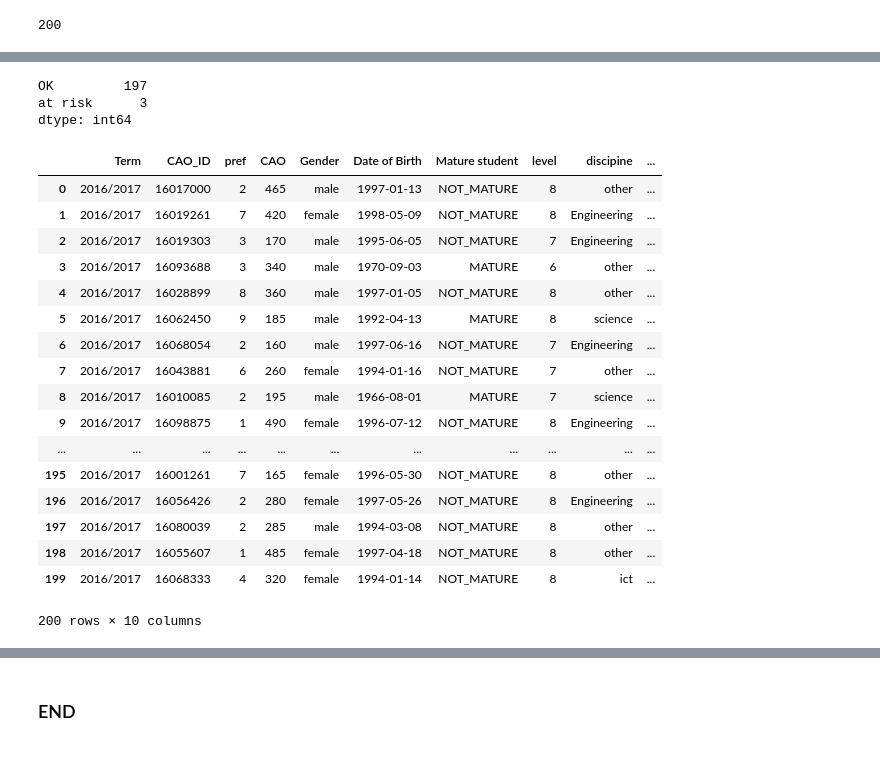
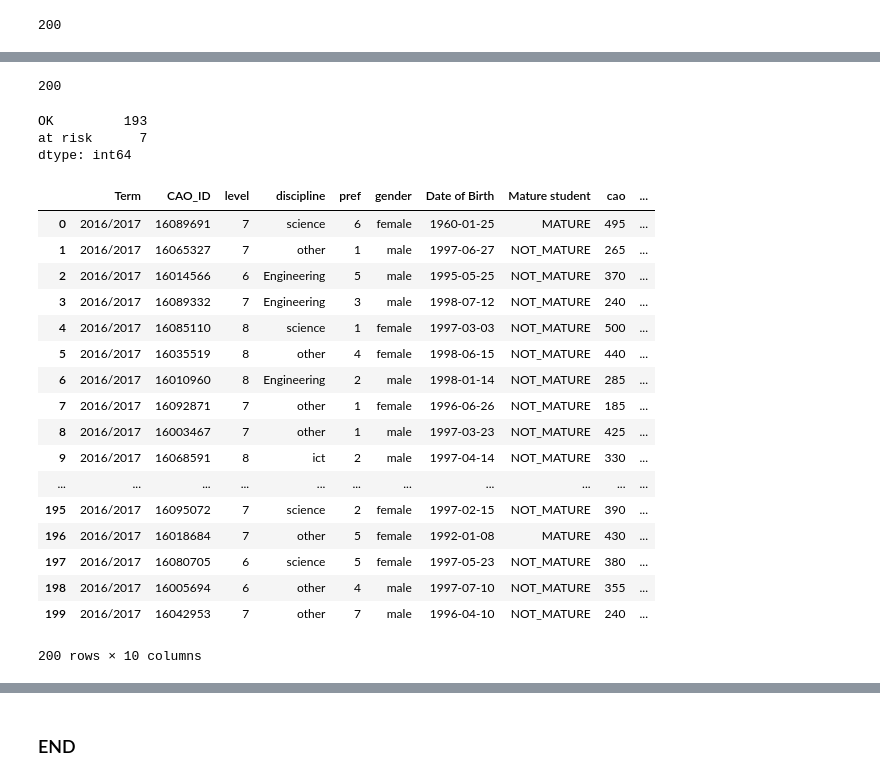
Before and after one commit to Hudsonsue/progproj, a Jupyter notebook: Project_Programming_Data_Analytics.ipynb, the cells around one changed output, grey strips where cells are left out. Drawn from its saved outputs; the diff is of its cells as text; code cells hidden in the pictures.

```diff
--- a/Project_Programming_Data_Analytics.ipynb
+++ b/Project_Programming_Data_Analytics.ipynb
@@ -171,51 +248,73 @@ df ["CAO"] = cao
+# %%
+# below I am selecting gender based on the published stats for GMIT entrants by field of study
+# for fields of study not split out I am returning the combined breakdown of all other disciplines
+def gender(row):
+    if row["discipline"]=="Engineering":
+        return np.random.choice (['male', 'female'], p =[0.95,0.05])
+    if row["discipline"]=="ict":
+        return np.random.choice (['male', 'female'], p =[0.83,0.17])
+    if row["discipline"]=="science":
+        return np.random.choice (['male', 'female'], p =[0.48,0.52])
+    else:
+        return np.random.choice (['male', 'female'], p =[0.51,0.49])
+g =df.apply (lambda row: gender (row),axis=1)
+df["gender"]=g
+print(len(g))
+# %% [output]
+200
 # %%
+# below I am using the HEA profile of a student most at risk of non progression to assess the risk status of the
+# student cohort as a whole, in real life use there would be many combinations of variables for different levels of risk
+# but the same principle would apply as in this example.
+
 risk_status= []
 for i in range (1,201):
-    p =  np.where((df['CAO']<250) & (df ["Gender"]=='male')& (df["Mature student"]=='NOT_MATURE')&((df["level"]=='6')|(df["level"]=='7'))&((df["discipline"]=='ict')|(df["discipline"]=='Engineering')), 'at risk', 'OK')
+    p =  np.where((df['cao']<300) & (df ["gender"]=='male')& (df["Mature student"]=='NOT_MATURE')&((df["level"]=='6')|(df["level"]=='7'))&((df["discipline"]=='ict')|(df["discipline"]=='Engineering')), 'at risk', 'OK')
 
     risk_status.append(p)
+
+df ["risk_status"]=p
 df.groupby(p).size()
 
-
 ## googled The truth value of a {0} is ambiguous
-##https://stackoverflow.com/questions/36921951/truth-value-of-a-series-is-ambiguous-use-a-empty-a-bool-a-item-a-any-o
+## https://stackoverflow.com/questions/36921951/truth-value-of-a-series-is-ambiguous-use-a-empty-a-bool-a-item-a-any-o
 # %% [output]
-OK         197
-at risk      3
+OK         193
+at risk      7
 dtype: int64
 # %%
+## below is the dataset, along with the risk status of each student based on HEA profile as outlined earlier.
+## I have shuffled the dataframe for a more realistic appearance
 df = pd.DataFrame ()
 df ["Term"]=Term
 df ["CAO_ID"] = CAO_ID
+df ["level"]=program_level
+df ["discipline"]=discipline
 df ["pref"] = pref
-df ["CAO"] = cao
-df ["Gender"] = M_F
+df ["gender"] = g
 df ["Date of Birth"]=DOB
 df ["Mature student"]= MAT
-df ["level"]=program_level
-df ["discipine"]=discipline
-df ["CAO"] = cao
+df ["cao"]= c
 df ["risk_status"]=p
-
 df = df.sample(frac=1).reset_index(drop=True)
-#https://stackoverflow.com/questions/29576430/shuffle-dataframe-rows
+##https://stackoverflow.com/questions/29576430/shuffle-dataframe-rows
 df
 # %% [output]
-|  | Term | CAO_ID | pref | CAO | Gender | Date of Birth | Mature student | level | discipine | ... |
-| 0 | 2016/2017 | 16017000 | 2 | 465 | male | 1997-01-13 | NOT_MATURE | 8 | other | ... |
-| 1 | 2016/2017 | 16019261 | 7 | 420 | female | 1998-05-09 | NOT_MATURE | 8 | Engineering | ... |
-| 2 | 2016/2017 | 16019303 | 3 | 170 | male | 1995-06-05 | NOT_MATURE | 7 | Engineering | ... |
-| 3 | 2016/2017 | 16093688 | 3 | 340 | male | 1970-09-03 | MATURE | 6 | other | ... |
-| 4 | 2016/2017 | 16028899 | 8 | 360 | male | 1997-01-05 | NOT_MATURE | 8 | other | ... |
-| 5 | 2016/2017 | 16062450 | 9 | 185 | male | 1992-04-13 | MATURE | 8 | science | ... |
-| 6 | 2016/2017 | 16068054 | 2 | 160 | male | 1997-06-16 | NOT_MATURE | 7 | Engineering | ... |
-| 7 | 2016/2017 | 16043881 | 6 | 260 | female | 1994-01-16 | NOT_MATURE | 7 | other | ... |
-| 8 | 2016/2017 | 16010085 | 2 | 195 | male | 1966-08-01 | MATURE | 7 | science | ... |
-| 9 | 2016/2017 | 16098875 | 1 | 490 | female | 1996-07-12 | NOT_MATURE | 8 | Engineering | ... |
+|  | Term | CAO_ID | level | discipline | pref | gender | Date of Birth | Mature student | cao | ... |
+| 0 | 2016/2017 | 16089691 | 7 | science | 6 | female | 1960-01-25 | MATURE | 495 | ... |
+| 1 | 2016/2017 | 16065327 | 7 | other | 1 | male | 1997-06-27 | NOT_MATURE | 265 | ... |
+| 2 | 2016/2017 | 16014566 | 6 | Engineering | 5 | male | 1995-05-25 | NOT_MATURE | 370 | ... |
+| 3 | 2016/2017 | 16089332 | 7 | Engineering | 3 | male | 1998-07-12 | NOT_MATURE | 240 | ... |
+| 4 | 2016/2017 | 16085110 | 8 | science | 1 | female | 1997-03-03 | NOT_MATURE | 500 | ... |
+| 5 | 2016/2017 | 16035519 | 8 | other | 4 | female | 1998-06-15 | NOT_MATURE | 440 | ... |
+| 6 | 2016/2017 | 16010960 | 8 | Engineering | 2 | male | 1998-01-14 | NOT_MATURE | 285 | ... |
+| 7 | 2016/2017 | 16092871 | 7 | other | 1 | female | 1996-06-26 | NOT_MATURE | 185 | ... |
+| 8 | 2016/2017 | 16003467 | 7 | other | 1 | male | 1997-03-23 | NOT_MATURE | 425 | ... |
+| 9 | 2016/2017 | 16068591 | 8 | ict | 2 | male | 1997-04-14 | NOT_MATURE | 330 | ... |
 | ... | ... | ... | ... | ... | ... | ... | ... | ... | ... | ... |
-| 195 | 2016/2017 | 16001261 | 7 | 165 | female | 1996-05-30 | NOT_MATURE | 8 | other | ... |
-| 196 | 2016/2017 | 16056426 | 2 | 280 | female | 1997-05-26 | NOT_MATURE | 8 | Engineering | ... |
-| 197 | 2016/2017 | 16080039 | 2 | 285 | male | 1994-03-08 | NOT_MATURE | 8 | other | ... |
-| 198 | 2016/2017 | 16055607 | 1 | 485 | female | 1997-04-18 | NOT_MATURE | 8 | other | ... |
-| 199 | 2016/2017 | 16068333 | 4 | 320 | female | 1994-01-14 | NOT_MATURE | 8 | ict | ... |
+| 195 | 2016/2017 | 16095072 | 7 | science | 2 | female | 1997-02-15 | NOT_MATURE | 390 | ... |
+| 196 | 2016/2017 | 16018684 | 7 | other | 5 | female | 1992-01-08 | MATURE | 430 | ... |
+| 197 | 2016/2017 | 16080705 | 6 | science | 5 | female | 1997-05-23 | NOT_MATURE | 380 | ... |
+| 198 | 2016/2017 | 16005694 | 6 | other | 4 | male | 1997-07-10 | NOT_MATURE | 355 | ... |
+| 199 | 2016/2017 | 16042953 | 7 | other | 7 | male | 1996-04-10 | NOT_MATURE | 240 | ... |
 200 rows × 10 columns
```
Also changed, not shown: parts of 26 cells of this notebook, 2 other files.
